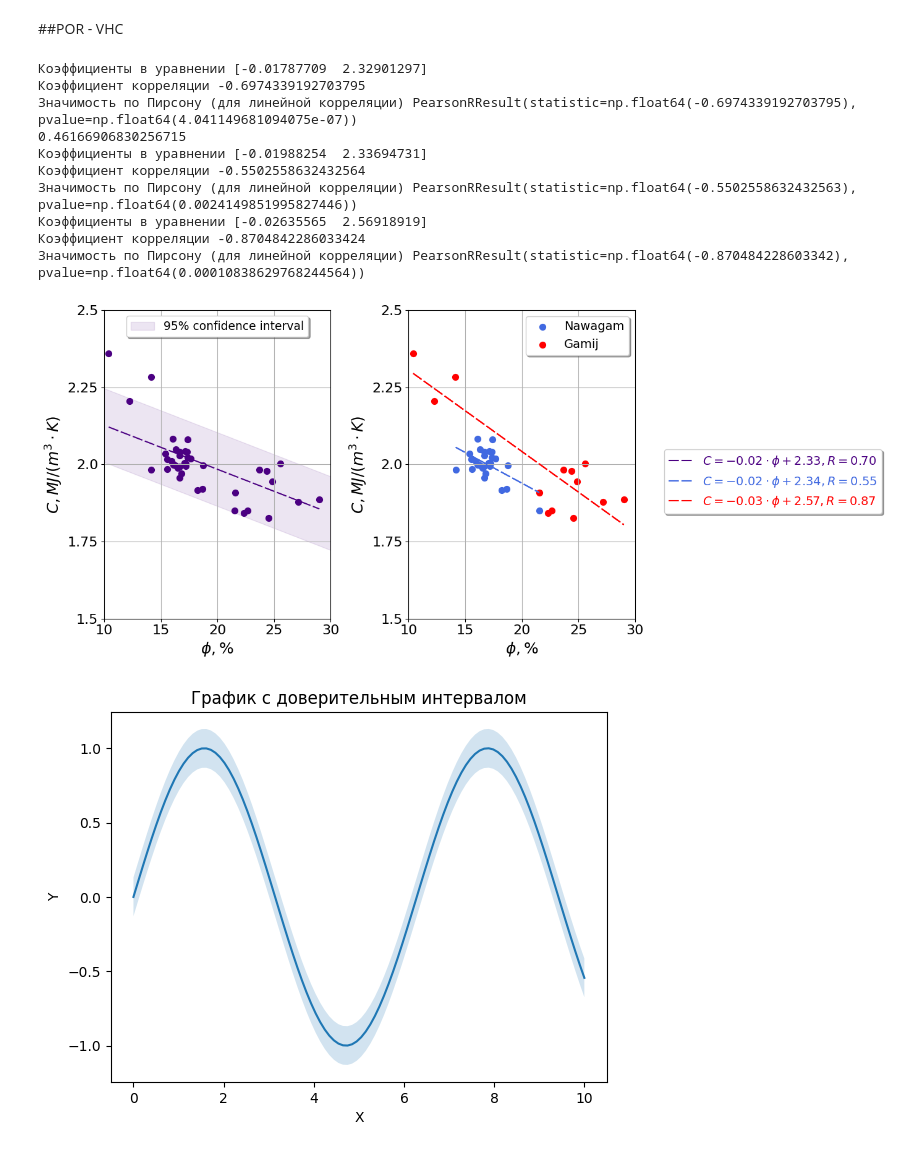
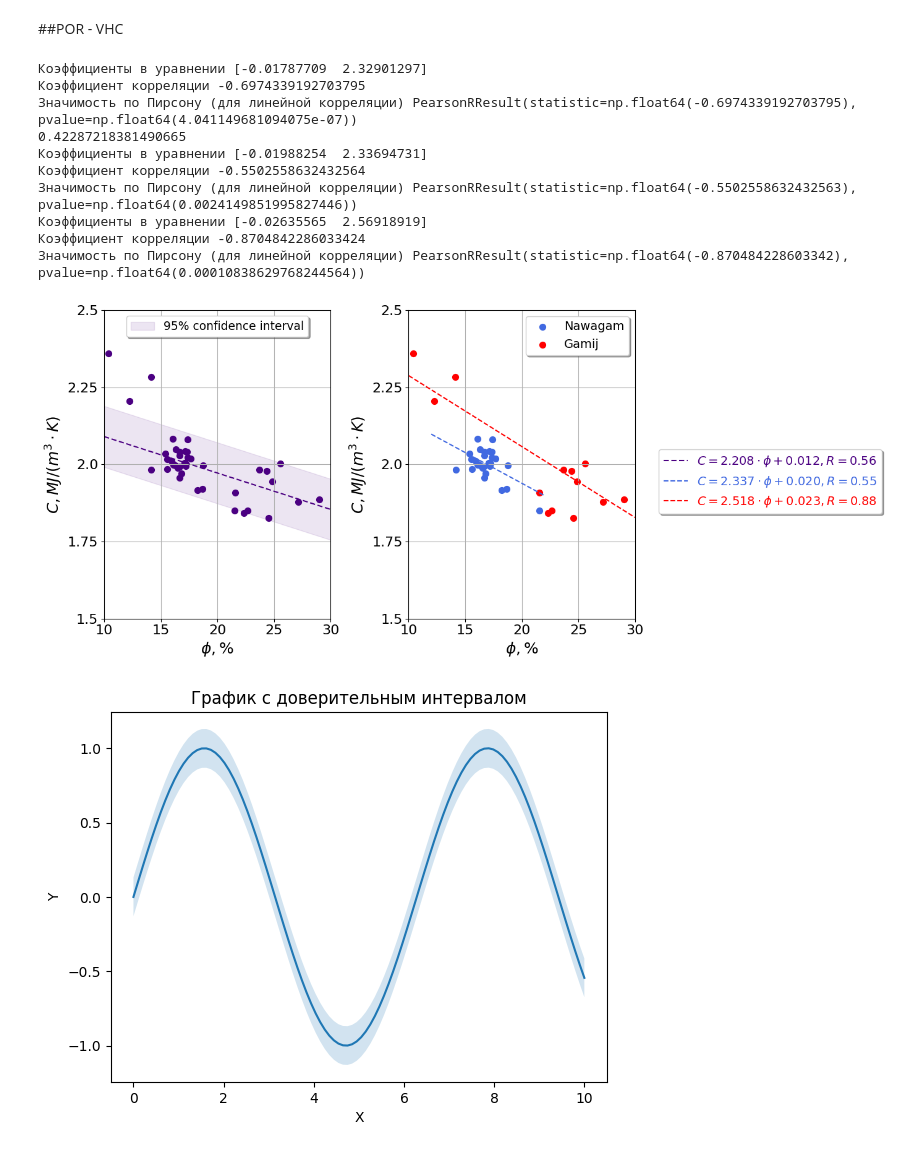
Before and after one commit to MariiaKalinina/India-2, a Jupyter notebook: INDIA_2_processing_eng.ipynb, the cells around one changed output. Cells and saved outputs as stored; diff of their text form; code cells hidden in the pictures.

```diff
--- a/INDIA_2_processing_eng.ipynb
+++ b/INDIA_2_processing_eng.ipynb
@@ -1263,7 +1263,7 @@ r = np.corrcoef(xdata_ar, ydata_ar)[0, 1]
 print('Значимость по Пирсону (для линейной корреляции)', pearsonr(xdata_ar, ydata_ar))
 
 def all_values(x):
-    return 2.26944887-0.01425849 *x
+    return 2.2082-0.0118*x
 
 from sklearn.metrics import r2_score
 y_pred = all_values(df_ues[x_value])
@@ -1358,12 +1358,12 @@ n = np.corrcoef(xdata_ar, ydata_ar)[0, 1]
 print('Значимость по Пирсону (для линейной корреляции)', pearsonr(xdata_ar, ydata_ar))
 
 def nawagam(x):
-    return 2.33694735-0.01988254*x
+    return 2.3369-0.0199*x
 
-y_pred = nawagam(Nawagam_sort[x_value])
-axs[1].plot(Nawagam_sort[x_value], y_pred,
-            dashes=[8, 2],
-            color='RoyalBlue')
+# y_pred = nawagam(np.linspace(15, 25, 50))
+# axs[1].plot(np.linspace(15, 25, 50), y_pred, linestyle='dashed',
+#             # dashes=[8, 2],
+#             color='RoyalBlue')
 
         ### gamij
 Gamij_sort = Gamij.sort_values(by=x_value)
@@ -1376,26 +1376,30 @@ g = np.corrcoef(xdata_ar, ydata_ar)[0, 1]
 print('Значимость по Пирсону (для линейной корреляции)', pearsonr(xdata_ar, ydata_ar))
 
 def gamij(x):
-    return 2.56918918-0.02635565*x
+    return 2.518-0.023*x
 
-y_pred = gamij(Gamij_sort[x_value])
-axs[1].plot(Gamij_sort[x_value], y_pred,
-            dashes=[8, 2],
-            color='Red')
+# y_pred = gamij(Gamij_sort[x_value])
+# axs[1].plot(Gamij_sort[x_value], y_pred,
+#             dashes=[8, 2],
+#             color='Red')
 
 plt.tight_layout()
 
-y_pred = nawagam(Nawagam_sort[x_value])
-line2, = axs[1].plot(Nawagam_sort[x_value], y_pred,
-            dashes=[8, 2],
+popt_n = [2.3369, 0.0199]
+n = 0.55
+y_pred = nawagam(np.linspace(12, 22, 50))
+line2, = axs[1].plot(np.linspace(12, 22, 50), y_pred, linestyle='dashed',
+            # dashes=[8, 2],
             color='RoyalBlue',
-            label='$C=%5.2f\cdot\phi+{%5.2f}, $' % tuple(popt_n) +'$R={%5.2f}$'%(abs(n)))
+            label='$C=%5.3f\cdot\phi+{%5.3f}, $' % tuple(popt_n) +'$R={%5.2f}$'%(abs(n)))
 
-y_pred = gamij(Gamij_sort[x_value])
-line3, = axs[1].plot(Gamij_sort[x_value], y_pred,
-            dashes=[8, 2],
+popt_g = [2.518, 0.023]
+g = 0.88
+y_pred = gamij(np.linspace(10, 30, 50))
+line3, = axs[1].plot(np.linspace(10, 30, 50), y_pred, linestyle='dashed',
+            # dashes=[4, 2],
             color='Red',
-            label='$C=%5.2f\cdot\phi+{%5.2f}, $' % tuple(popt_g) +'$R={%5.2f}$'%(abs(g)))
+            label='$C=%5.3f\cdot\phi+{%5.3f}, $' % tuple(popt_g) +'$R={%5.2f}$'%(abs(g)))
 
 # plt.legend(handles=[line1, line2], fontsize=14)
 
@@ -1406,45 +1410,46 @@ line3, = axs[1].plot(Gamij_sort[x_value], y_pred,
 
 df_ues = df_ues.sort_values(by=x_value)
 
-
-y_pred = all_values(all_sort[x_value])
-line1, = axs[0].plot(all_sort[x_value], y_pred,
-            dashes=[8, 2],
+popt_all = [2.2082, 0.0118]
+r = 0.56
+y_pred = all_values(np.linspace(10, 30, 50))
+line1, = axs[0].plot(np.linspace(10, 30, 50), y_pred, linestyle='dashed',
+            dashes=[4, 2],
             color='indigo',
-            label='$C=%5.2f\cdot\phi+{%5.2f}, $' % tuple(popt_all) +'$R={%5.2f}$'%(abs(r)))
+            label='$C=%5.3f\cdot\phi+{%5.3f}, $' % tuple(popt_all) +'$R={%5.2f}$'%(abs(r)))
 
 
 # plt.legend(handles=[line1, line2], fontsize=14)
 
 legend4 = fig.legend(
                     handles=[line1, line2, line3],
                     loc='center right',
                      fancybox=True, shadow=True, ncol=1,
                      fontsize=14,
                     bbox_to_anchor=(1.38, 0.5),
     labelcolor=['indigo', 'RoyalBlue', 'Red']
                     )
 
 
 plt.savefig('india#2_por_VS_VHC1.jpg', dpi=300, bbox_inches='tight')
 
 import warnings
 warnings.filterwarnings("ignore", message="No artists with labels found to put in legend")
 
 
 plt.show()
 # %% [output]
 Коэффициенты в уравнении [-0.01787709  2.32901297]
 Коэффициент корреляции -0.6974339192703795
 Значимость по Пирсону (для линейной корреляции) PearsonRResult(statistic=np.float64(-0.6974339192703795), pvalue=np.float64(4.041149681094075e-07))
-0.46166906830256715
+0.42287218381490665
 Коэффициенты в уравнении [-0.01988254  2.33694731]
 Коэффициент корреляции -0.5502558632432564
 Значимость по Пирсону (для линейной корреляции) PearsonRResult(statistic=np.float64(-0.5502558632432563), pvalue=np.float64(0.0024149851995827446))
 Коэффициенты в уравнении [-0.02635565  2.56918919]
 Коэффициент корреляции -0.8704842286033424
 Значимость по Пирсону (для линейной корреляции) PearsonRResult(statistic=np.float64(-0.870484228603342), pvalue=np.float64(0.00010838629768244564))
-[figure, old version]
+[figure, new version]
 # %%
 import matplotlib.pyplot as plt
 import numpy as np
```
